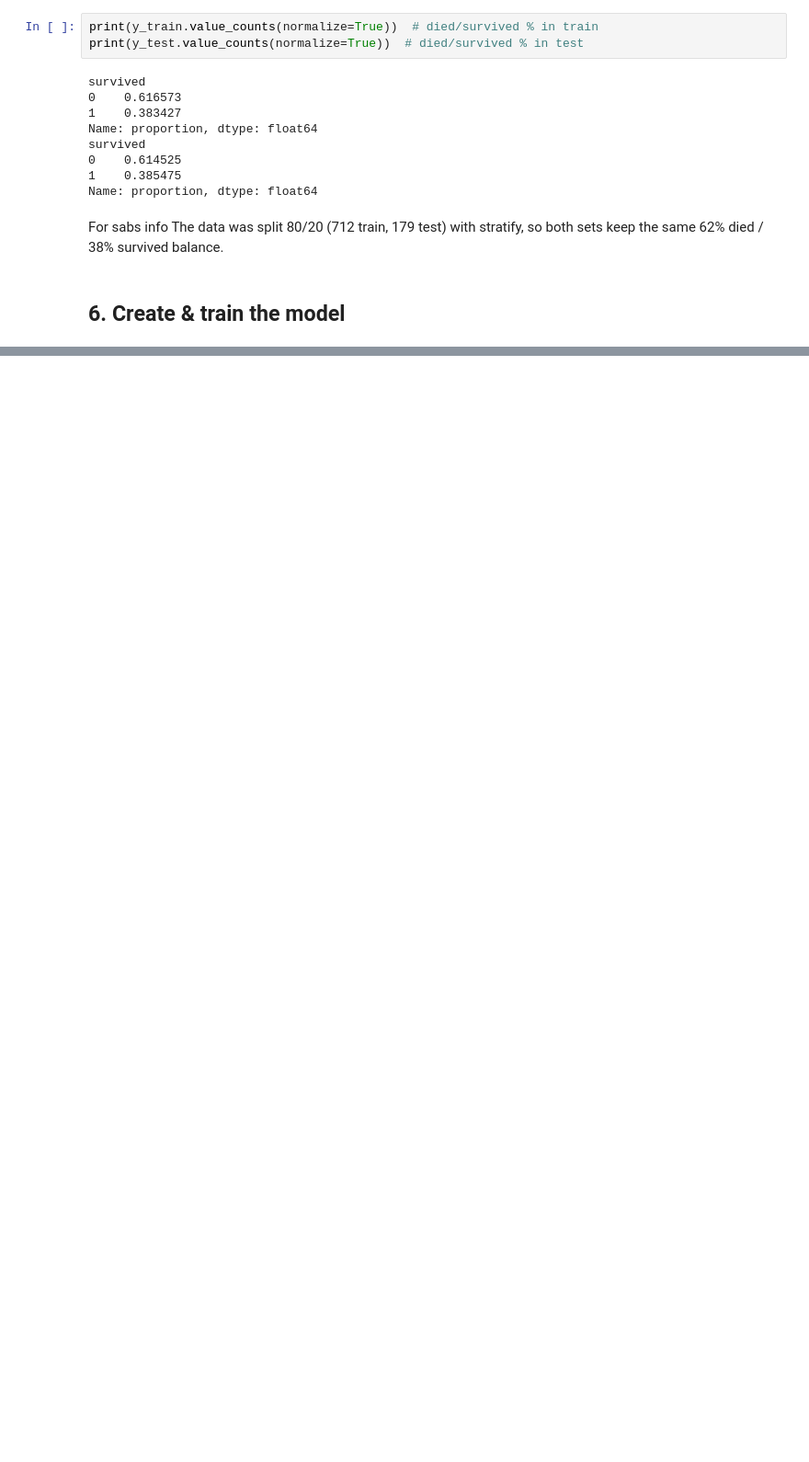
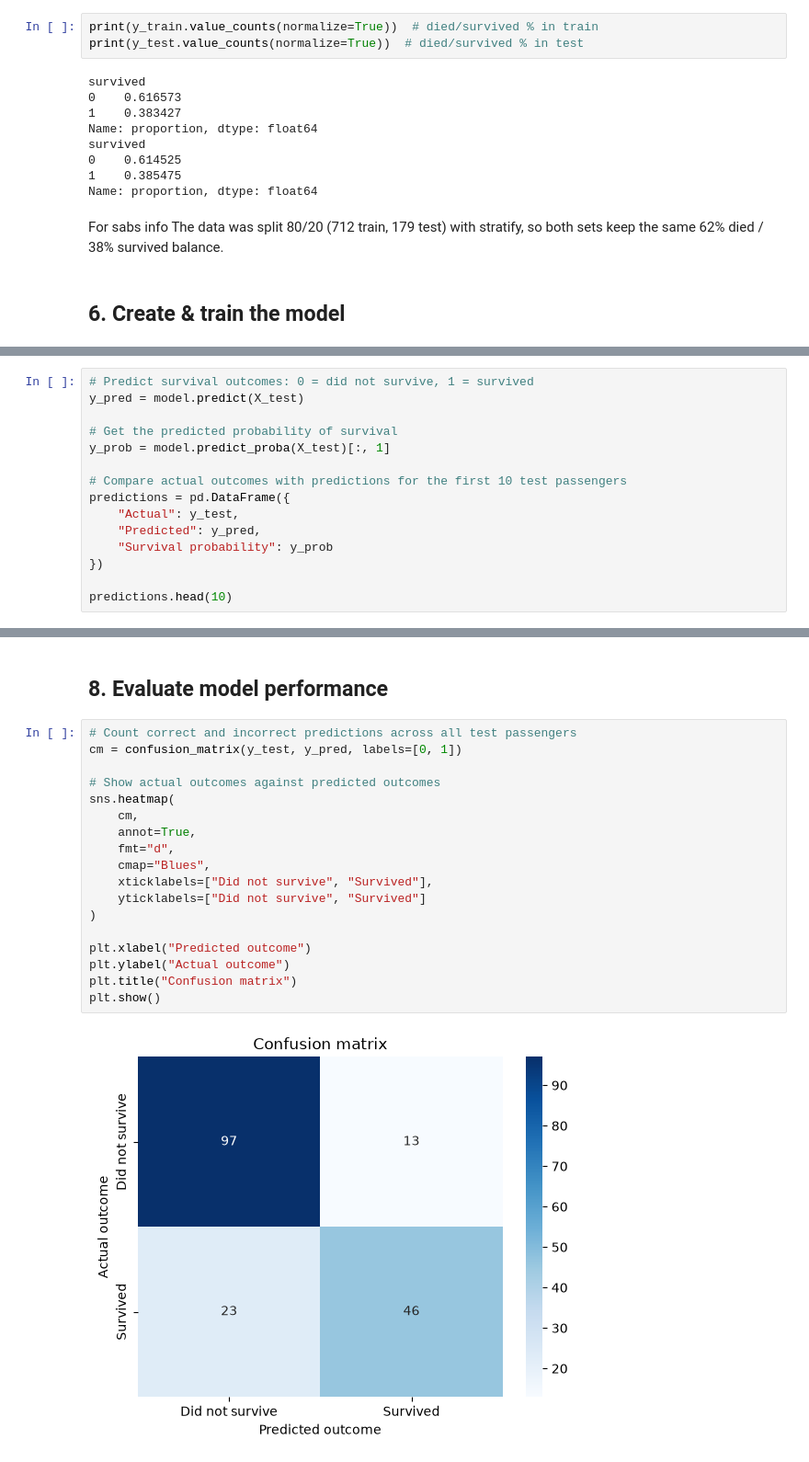
Before and after one commit to TuhinShaikh/Logistic-Regression, a Jupyter notebook: titanic_logistic_regression.ipynb, the cells around one changed output, grey strips where cells are left out. Shown at 92% size. Drawn from its saved outputs; the diff is of its cells as text; blank space fills up the shorter version.

```diff
--- a/titanic_logistic_regression.ipynb
+++ b/titanic_logistic_regression.ipynb
@@ -189,0 +278,15 @@ For sabs info The data was split 80/20 (712 train, 179 test) with stratify, so b
+# %%
+# Predict survival outcomes: 0 = did not survive, 1 = survived
+y_pred = model.predict(X_test)
+
+# Get the predicted probability of survival
+y_prob = model.predict_proba(X_test)[:, 1]
+
+# Compare actual outcomes with predictions for the first 10 test passengers
+predictions = pd.DataFrame({
+    "Actual": y_test,
+    "Predicted": y_pred,
+    "Survival probability": y_prob
+})
+
+predictions.head(10)
@@ -189,0 +307,22 @@ For sabs info The data was split 80/20 (712 train, 179 test) with stratify, so b
+# %% [markdown]
+## 8. Evaluate model performance
+# %%
+# Count correct and incorrect predictions across all test passengers
+cm = confusion_matrix(y_test, y_pred, labels=[0, 1])
+
+# Show actual outcomes against predicted outcomes
+sns.heatmap(
+    cm,
+    annot=True,
+    fmt="d",
+    cmap="Blues",
+    xticklabels=["Did not survive", "Survived"],
+    yticklabels=["Did not survive", "Survived"]
+)
+
+plt.xlabel("Predicted outcome")
+plt.ylabel("Actual outcome")
+plt.title("Confusion matrix")
+plt.show()
+# %% [output]
+[figure, added]
```
Also changed, not shown: parts of 42 cells of this notebook.
